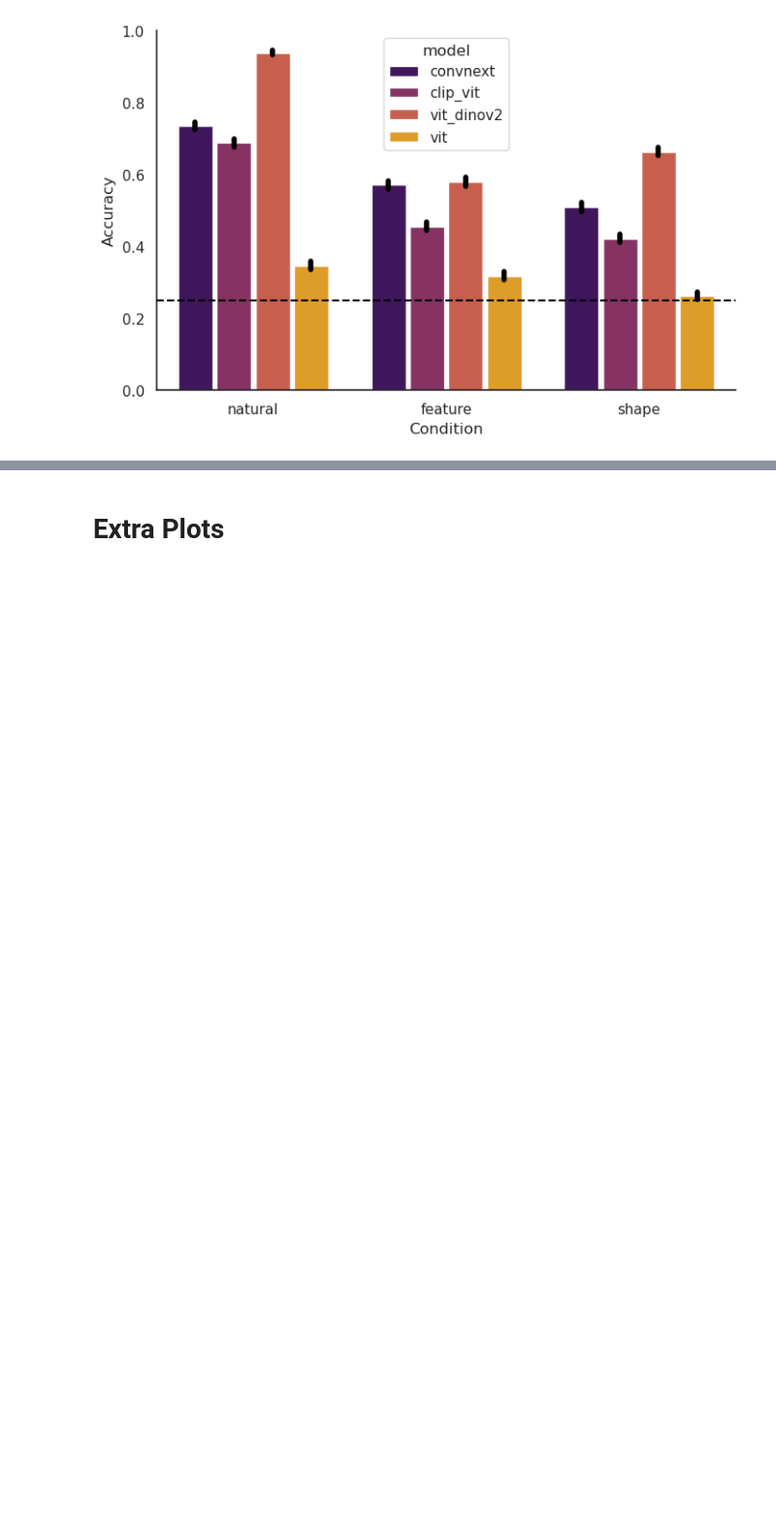
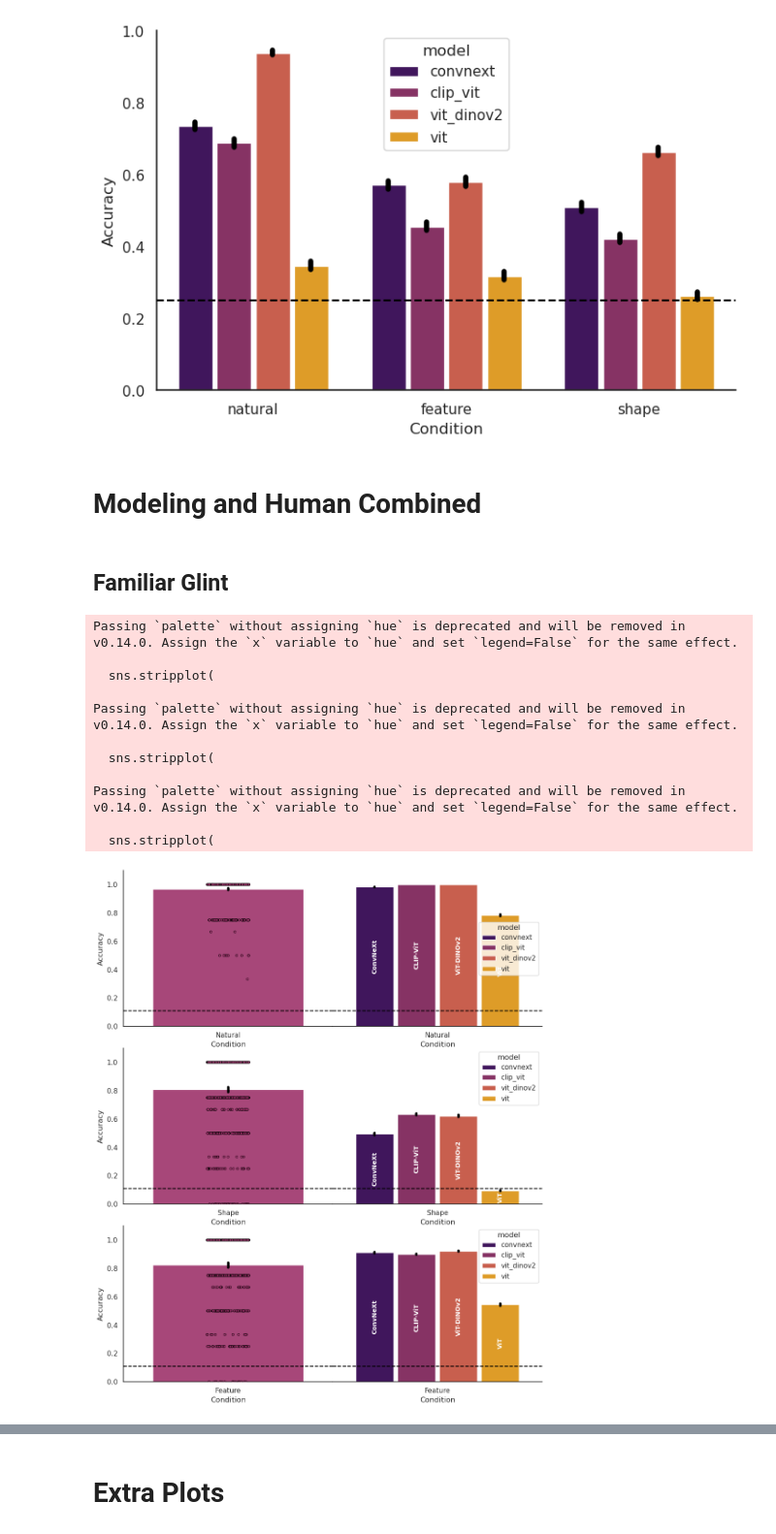
Before and after one commit to ars1399/glint_analysis, a Jupyter notebook: glint_figure_generator.ipynb, the cells around one changed output, grey strips where cells are left out. Shown at 97% size. Saved outputs shown, nothing was run; the diff lists cells and outputs as text; code cells hidden in the pictures; blank space fills up the shorter version.

```diff
--- a/glint_figure_generator.ipynb
+++ b/glint_figure_generator.ipynb
@@ -623,3 +849,5 @@ fig, ax1 = modelling_barplot(
 plt.show()
 # %% [output]
 [figure]
+# %% [markdown]
+# Modeling and Human Combined
@@ -625,0 +856,74 @@ plt.show()
+# %% [markdown]
+## Familiar Glint
+# %%
+import pandas as pd
+
+
+experiment = 'familiar'  # 'familiar' or 'novel'
+
+extreme_version = False
+
+def chance_and_experiment_parameters(experiment, extreme_version):
+    if experiment == 'familiar' and extreme_version ==True: #Familiar Extreme Glint
+        chance_level = 1/6
+        extreme = 'extreme'
+
+    elif experiment == 'familiar' and extreme_version ==False: #Familiar Original Glint
+        chance_level = 1/9
+        extreme = 'original'
+
+    elif experiment == 'novel' and extreme_version == True: #Novel Extreme Glint
+        chance_level = 1/4
+        extreme = 'extreme'
+
+    elif experiment == 'novel' and extreme_version == False: #Novel Original Glint
+        chance_level = 1/4
+        extreme = 'original'
+
+    return chance_level, extreme
+
+# Call the chance and experiment parameters function to get the chance level and extreme version for the current experiment
+chance_level, extreme = chance_and_experiment_parameters(experiment, extreme_version)
+
+# Define the file path for the human behavioral data
+file_path = f'/zpool/vladlab/data_drive/glint_data/summary_data_csv/{experiment}_glint_{extreme}_cleaned.csv'
+data_1 = pd.read_csv(file_path)
+
+# Define the file paths for the model results (assuming they are stored in a similar directory structure)
+# ConvNeXT
+convnext_results_file_path = '/zpool/vladlab/active_drive/arsch/GLINT/glint_modeling/results_familiar/convnext_KNN_all_conditions_9way_new.csv'
+convnext_familiar = pd.read_csv(convnext_results_file_path)
+
+#Clip
+clip_vit_results_file_path = '/zpool/vladlab/active_drive/arsch/GLINT/glint_modeling/results_familiar/clip_vit_KNN_all_conditions_9way_new.csv'
+clip_familiar = pd.read_csv(clip_vit_results_file_path)
+
+# vit_dinov2
+vit_dinov2_results_file_path = '/zpool/vladlab/active_drive/arsch/GLINT/glint_modeling/results_familiar/vit_dinov2_KNN_all_conditions_9way_new.csv'
+vit_dinov2_familiar = pd.read_csv(vit_dinov2_results_file_path)
+
+# vit
+vit_results_file_path = '/zpool/vladlab/active_drive/arsch/GLINT/glint_modeling/results_familiar/vit_KNN_all_conditions_9way_new.csv'
+vit_familiar = pd.read_csv(vit_results_file_path)
+
+# Combine all model results
+combined_model_results_familiar = pd.concat([convnext_familiar, clip_familiar, vit_dinov2_familiar, vit_familiar], ignore_index=True)
+
+
+fig, ax1 =  human_model_combo_barplot(data= data_1, combined_results=combined_model_results_familiar, chance=chance_level)
+
+
+plt.show()
+# %% [output]
+Passing `palette` without assigning `hue` is deprecated and will be removed in v0.14.0. Assign the `x` variable to `hue` and set `legend=False` for the same effect.
+
+  sns.stripplot(
+
+Passing `palette` without assigning `hue` is deprecated and will be removed in v0.14.0. Assign the `x` variable to `hue` and set `legend=False` for the same effect.
+
+  sns.stripplot(
+
+Passing `palette` without assigning `hue` is deprecated and will be removed in v0.14.0. Assign the `x` variable to `hue` and set `legend=False` for the same effect.
+
+  sns.stripplot(
+[figure, added]
```
Also changed, not shown: parts of 8 cells of this notebook.
